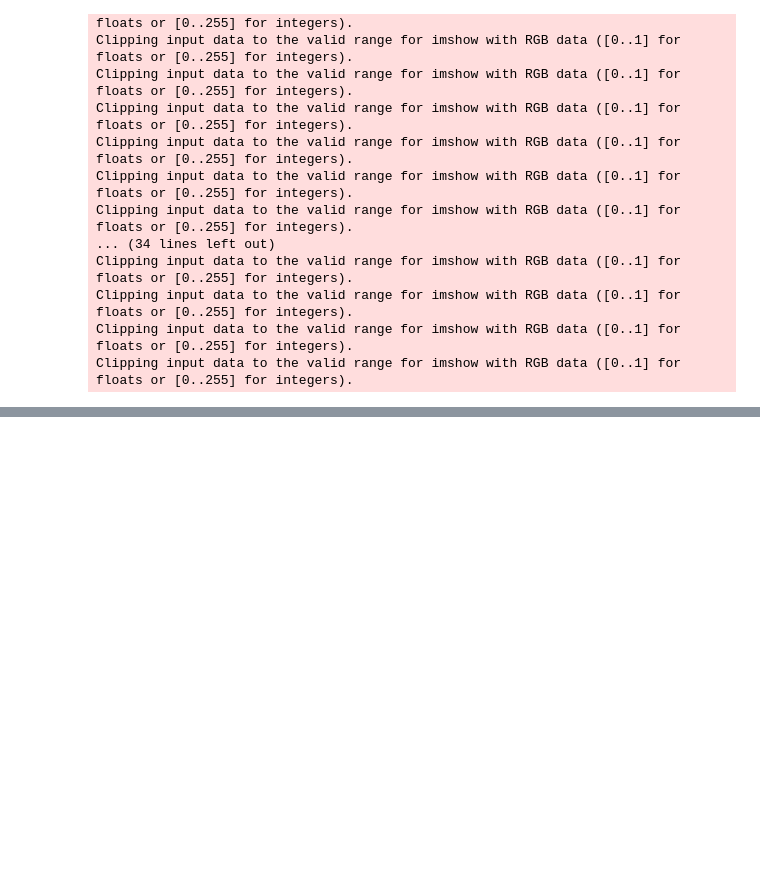
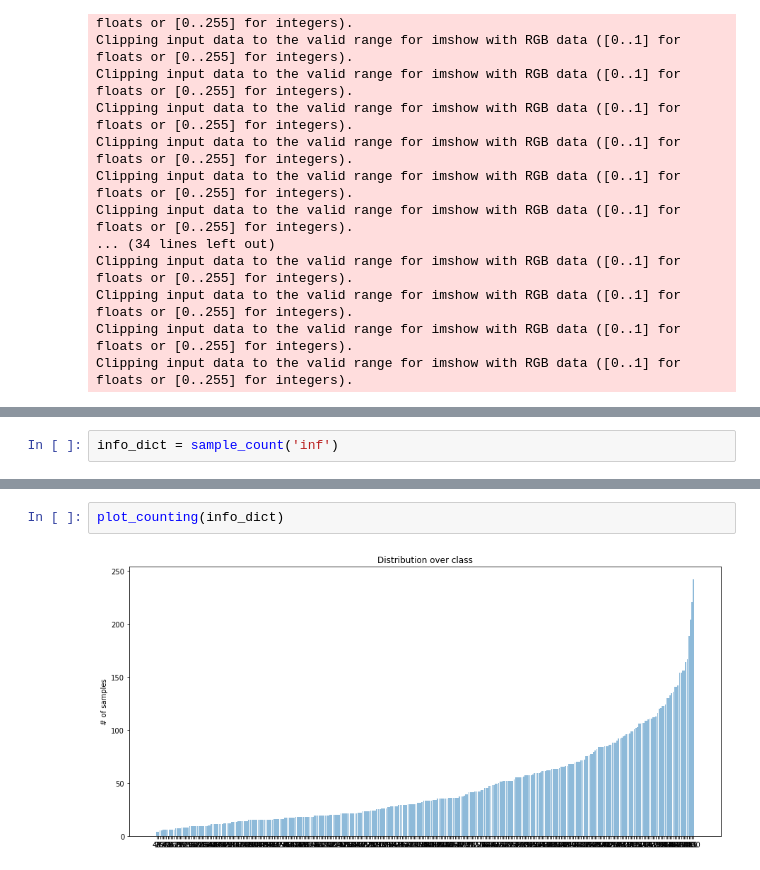
Before and after one commit to JiaMingLin/MDAN, a Jupyter notebook: notebooks/basic_statistics.ipynb, the cells around one changed output, grey strips where cells are left out. Drawn from its saved outputs; the diff is of its cells as text; blank space fills up the shorter version.

```diff
--- a/notebooks/basic_statistics.ipynb
+++ b/notebooks/basic_statistics.ipynb
@@ -103,0 +153,2 @@ Clipping input data to the valid range for imshow with RGB data ([0..1] for floa
+# %%
+info_dict = sample_count('inf')
@@ -103,0 +202,4 @@ Clipping input data to the valid range for imshow with RGB data ([0..1] for floa
+# %%
+plot_counting(info_dict)
+# %% [output]
+[figure, added]
```
Also changed, not shown: parts of 9 cells of this notebook, 9 other files.
